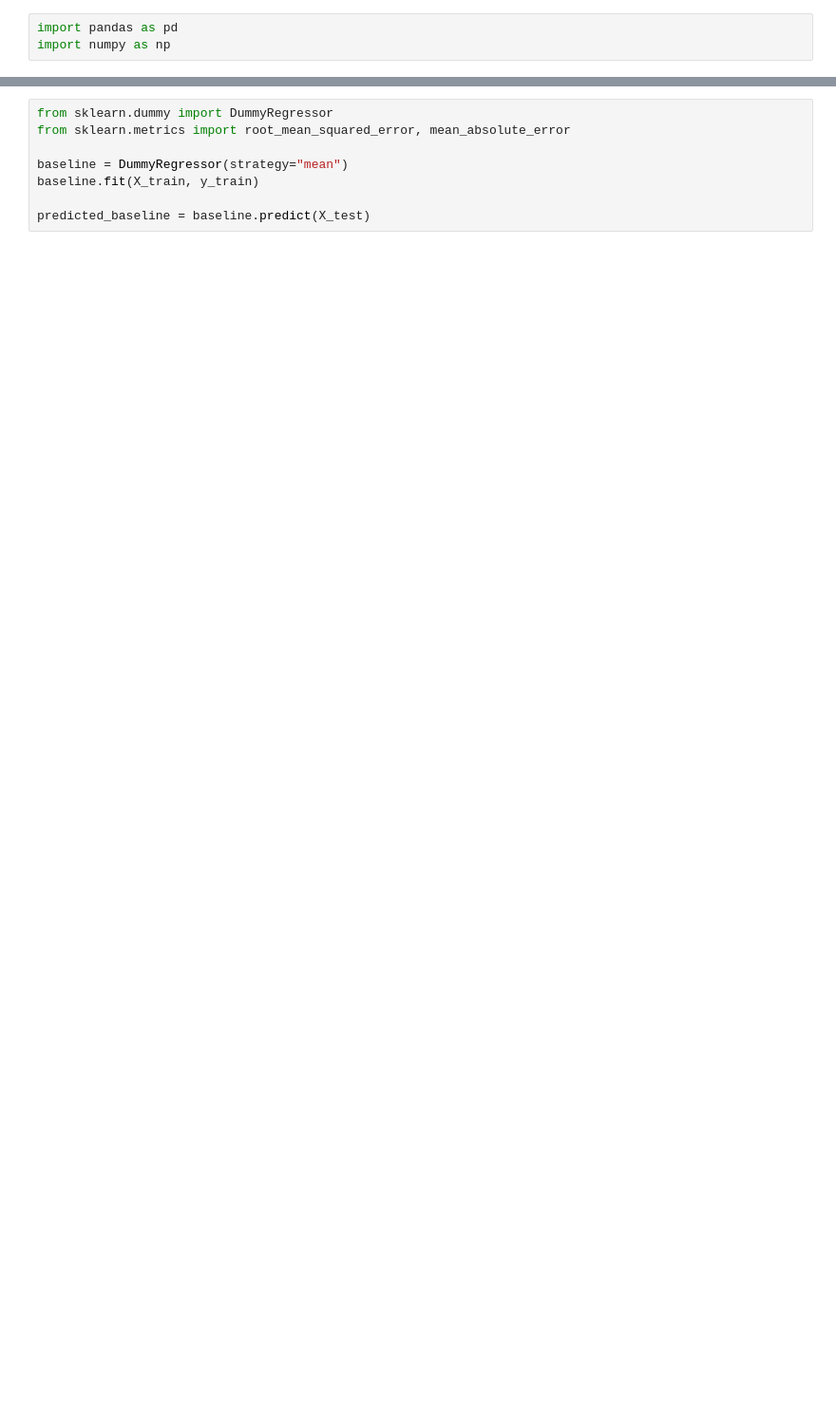
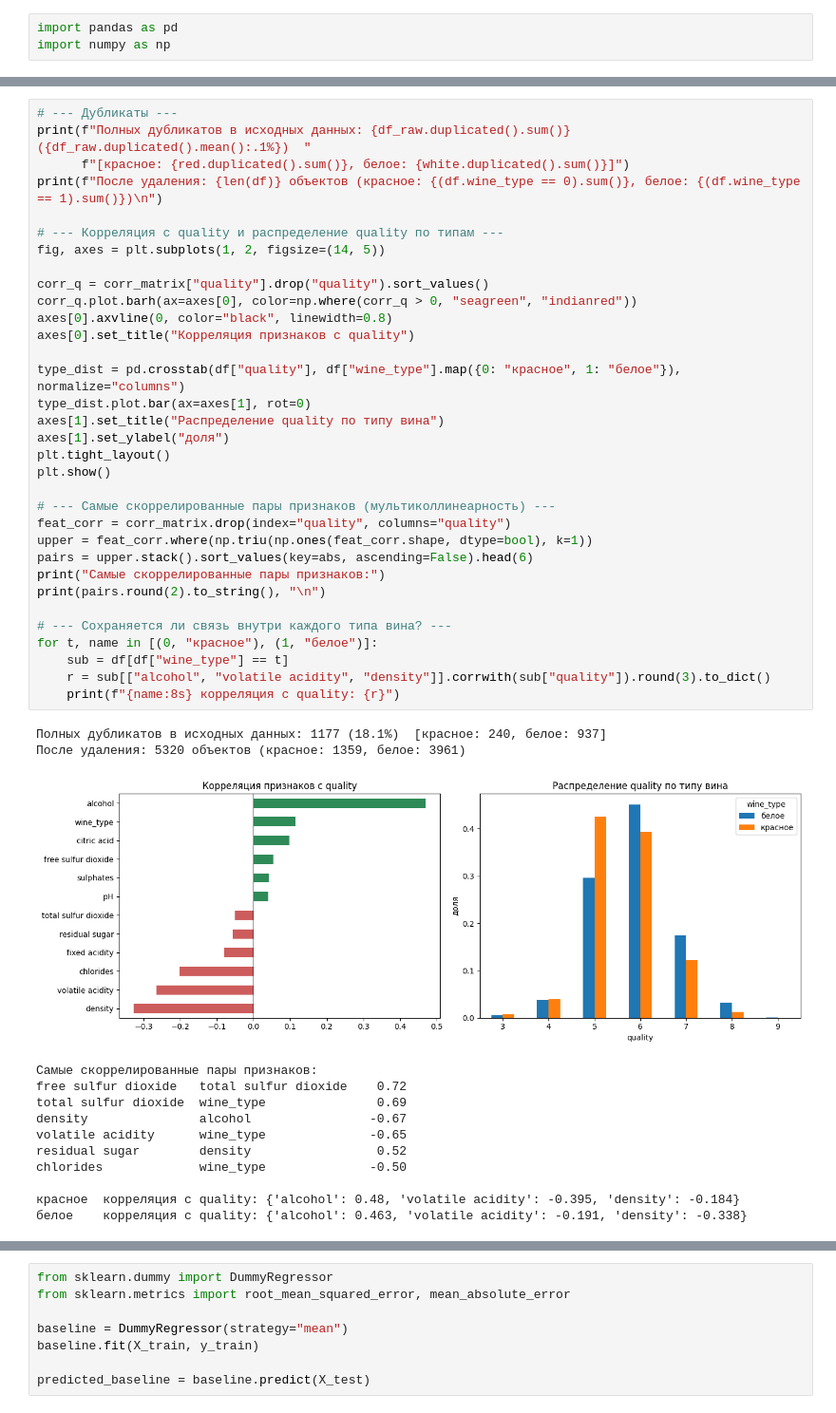
Before and after one commit to dalginichev1/ml_course_mai, a Jupyter notebook: regression/lab1.ipynb, the cells around one changed output, grey strips where cells are left out. Shown at 95% size. Saved outputs shown, nothing was run; the diff lists cells and outputs as text; blank space fills up the shorter version.

```diff
--- a/regression/lab1.ipynb
+++ b/regression/lab1.ipynb
@@ -63,0 +108,47 @@ plt.show()
+# %%
+# --- Дубликаты ---
+print(f"Полных дубликатов в исходных данных: {df_raw.duplicated().sum()} ({df_raw.duplicated().mean():.1%})  "
+      f"[красное: {red.duplicated().sum()}, белое: {white.duplicated().sum()}]")
+print(f"После удаления: {len(df)} объектов (красное: {(df.wine_type == 0).sum()}, белое: {(df.wine_type == 1).sum()})\n")
+
+# --- Корреляция с quality и распределение quality по типам ---
+fig, axes = plt.subplots(1, 2, figsize=(14, 5))
+
+corr_q = corr_matrix["quality"].drop("quality").sort_values()
+corr_q.plot.barh(ax=axes[0], color=np.where(corr_q > 0, "seagreen", "indianred"))
+axes[0].axvline(0, color="black", linewidth=0.8)
+axes[0].set_title("Корреляция признаков с quality")
+
+type_dist = pd.crosstab(df["quality"], df["wine_type"].map({0: "красное", 1: "белое"}), normalize="columns")
+type_dist.plot.bar(ax=axes[1], rot=0)
+axes[1].set_title("Распределение quality по типу вина")
+axes[1].set_ylabel("доля")
+plt.tight_layout()
+plt.show()
+
+# --- Самые скоррелированные пары признаков (мультиколлинеарность) ---
+feat_corr = corr_matrix.drop(index="quality", columns="quality")
+upper = feat_corr.where(np.triu(np.ones(feat_corr.shape, dtype=bool), k=1))
+pairs = upper.stack().sort_values(key=abs, ascending=False).head(6)
+print("Самые скоррелированные пары признаков:")
+print(pairs.round(2).to_string(), "\n")
+
+# --- Сохраняется ли связь внутри каждого типа вина? ---
+for t, name in [(0, "красное"), (1, "белое")]:
+    sub = df[df["wine_type"] == t]
+    r = sub[["alcohol", "volatile acidity", "density"]].corrwith(sub["quality"]).round(3).to_dict()
+    print(f"{name:8s} корреляция с quality: {r}")
+# %% [output]
+Полных дубликатов в исходных данных: 1177 (18.1%)  [красное: 240, белое: 937]
+После удаления: 5320 объектов (красное: 1359, белое: 3961)
+[figure, added]
+Самые скоррелированные пары признаков:
+free sulfur dioxide   total sulfur dioxide    0.72
+total sulfur dioxide  wine_type               0.69
+density               alcohol                -0.67
+volatile acidity      wine_type              -0.65
+residual sugar        density                 0.52
+chlorides             wine_type              -0.50
+
+красное  корреляция с quality: {'alcohol': 0.48, 'volatile acidity': -0.395, 'density': -0.184}
+белое    корреляция с quality: {'alcohol': 0.463, 'volatile acidity': -0.191, 'density': -0.338}
```
Also changed, not shown: parts of 49 cells of this notebook.
